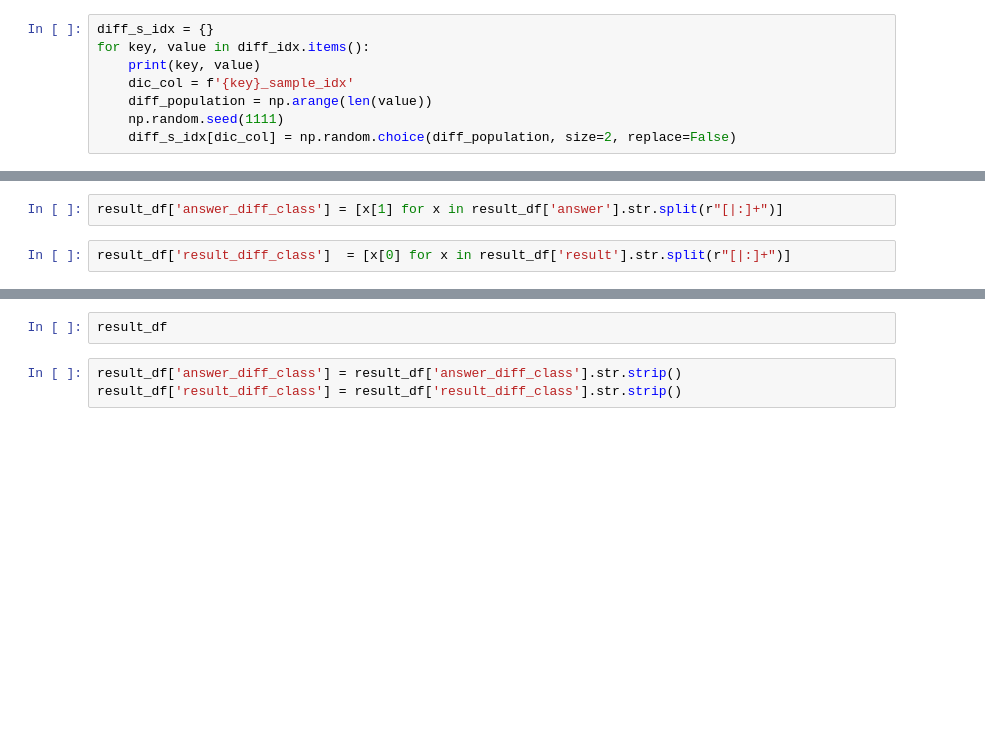
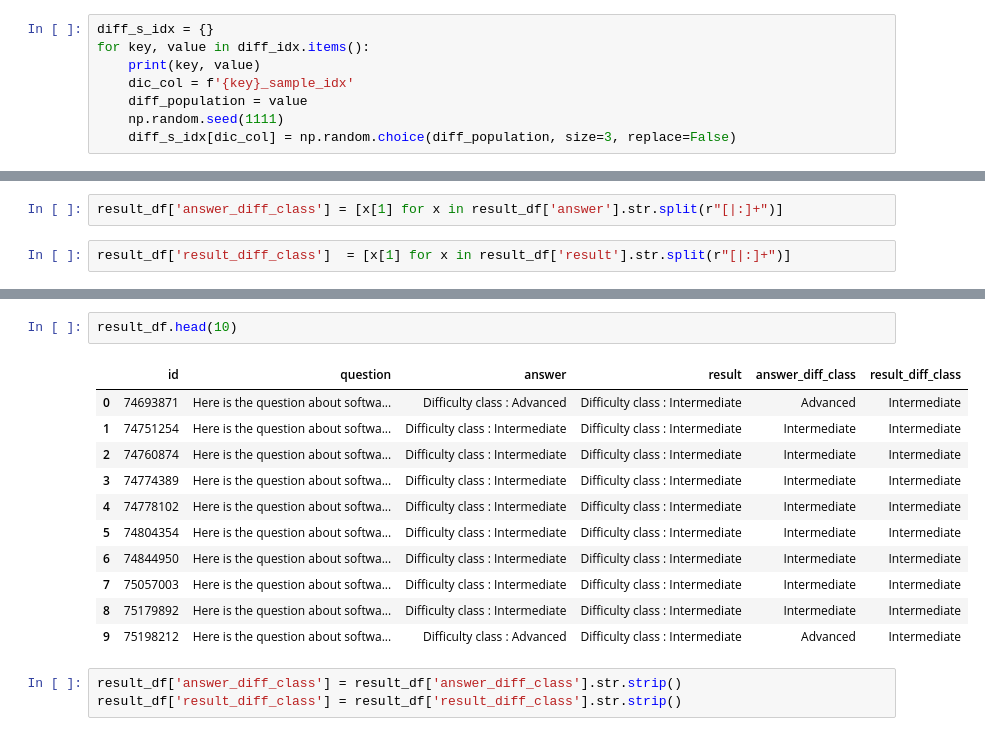
Before and after one commit to boysbeanxious/stackoverflow_src, a Jupyter notebook: llama/ollama_langchain_change_n.ipynb, the cells around one changed output, grey strips where cells are left out. Drawn from its saved outputs; the diff is of its cells as text; blank space fills up the shorter version.

```diff
--- a/llama/ollama_langchain_change_n.ipynb
+++ b/llama/ollama_langchain_change_n.ipynb
@@ -69,6 +81,6 @@ diff_s_idx = {}
 for key, value in diff_idx.items():
     print(key, value)
     dic_col = f'{key}_sample_idx'
-    diff_population = np.arange(len(value))
+    diff_population = value
     np.random.seed(1111)
-    diff_s_idx[dic_col] = np.random.choice(diff_population, size=2, replace=False)
+    diff_s_idx[dic_col] = np.random.choice(diff_population, size=3, replace=False)
@@ -119,6 +153,6 @@ result_df.head()
 # %%
 result_df['answer_diff_class'] = [x[1] for x in result_df['answer'].str.split(r"[|:]+")]
 # %%
-result_df['result_diff_class']  = [x[0] for x in result_df['result'].str.split(r"[|:]+")]
+result_df['result_diff_class']  = [x[1] for x in result_df['result'].str.split(r"[|:]+")]
 # %%
 result_df.head()
@@ -125,5 +166,17 @@ result_df.head()
 # %%
-result_df
+result_df.head(10)
+# %% [output]
+|  | id | question | answer | result | answer_diff_class | result_diff_class |
+| 0 | 74693871 | Here is the question about softwa... | Difficulty class : Advanced | Difficulty class : Intermediate | Advanced | Intermediate |
+| 1 | 74751254 | Here is the question about softwa... | Difficulty class : Intermediate | Difficulty class : Intermediate | Intermediate | Intermediate |
+| 2 | 74760874 | Here is the question about softwa... | Difficulty class : Intermediate | Difficulty class : Intermediate | Intermediate | Intermediate |
+| 3 | 74774389 | Here is the question about softwa... | Difficulty class : Intermediate | Difficulty class : Intermediate | Intermediate | Intermediate |
+| 4 | 74778102 | Here is the question about softwa... | Difficulty class : Intermediate | Difficulty class : Intermediate | Intermediate | Intermediate |
+| 5 | 74804354 | Here is the question about softwa... | Difficulty class : Intermediate | Difficulty class : Intermediate | Intermediate | Intermediate |
+| 6 | 74844950 | Here is the question about softwa... | Difficulty class : Intermediate | Difficulty class : Intermediate | Intermediate | Intermediate |
+| 7 | 75057003 | Here is the question about softwa... | Difficulty class : Intermediate | Difficulty class : Intermediate | Intermediate | Intermediate |
+| 8 | 75179892 | Here is the question about softwa... | Difficulty class : Intermediate | Difficulty class : Intermediate | Intermediate | Intermediate |
+| 9 | 75198212 | Here is the question about softwa... | Difficulty class : Advanced | Difficulty class : Intermediate | Advanced | Intermediate |
 # %%
 result_df['answer_diff_class'] = result_df['answer_diff_class'].str.strip()
 result_df['result_diff_class'] = result_df['result_diff_class'].str.strip()
```
Also changed, not shown: parts of 17 cells of this notebook, 1 other file.
